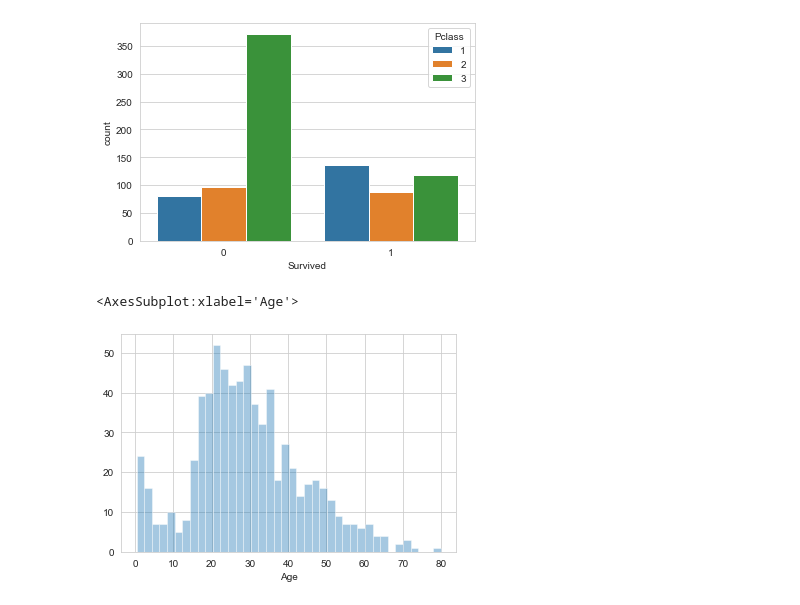
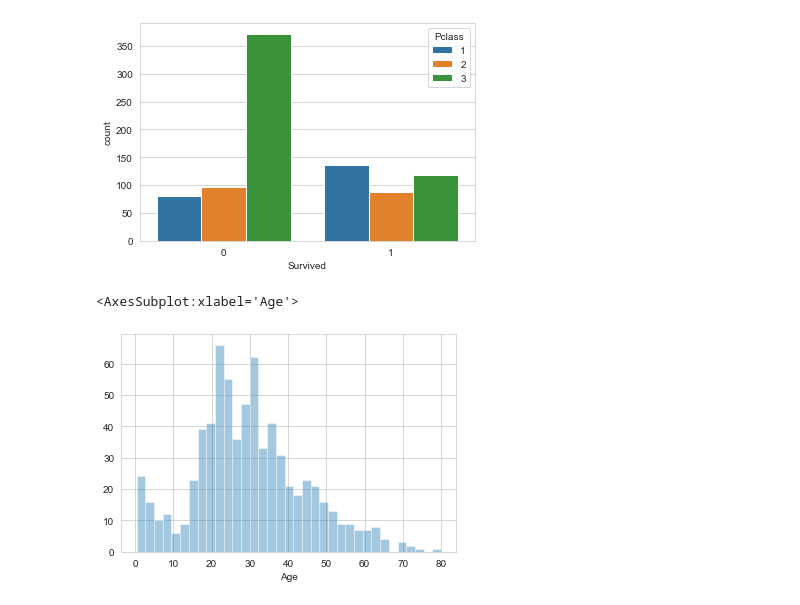
Before and after one commit to zewdu-mogesse/ML-Algorithms, a Jupyter notebook: Logistic regression/Logistic regression.ipynb, the cells around one changed output. Cells and saved outputs as stored; diff of their text form; code cells hidden in the pictures.

```diff
--- a/Logistic regression/Logistic regression.ipynb
+++ b/Logistic regression/Logistic regression.ipynb
@@ -40,7 +40,7 @@ sns.countplot(x='Survived',hue ='Pclass', data =train)
 <AxesSubplot:xlabel='Survived', ylabel='count'>
 [figure]
 # %%
-sns.distplot(train['Age'].dropna(), kde = False, bins = 40)
+sns.distplot(train['Age'].dropna(), kde = False, bins = 35)
 # %% [output]
 <AxesSubplot:xlabel='Age'>
-[figure, old version]
+[figure, new version]
```
Also changed, not shown: parts of 2 cells of this notebook.
